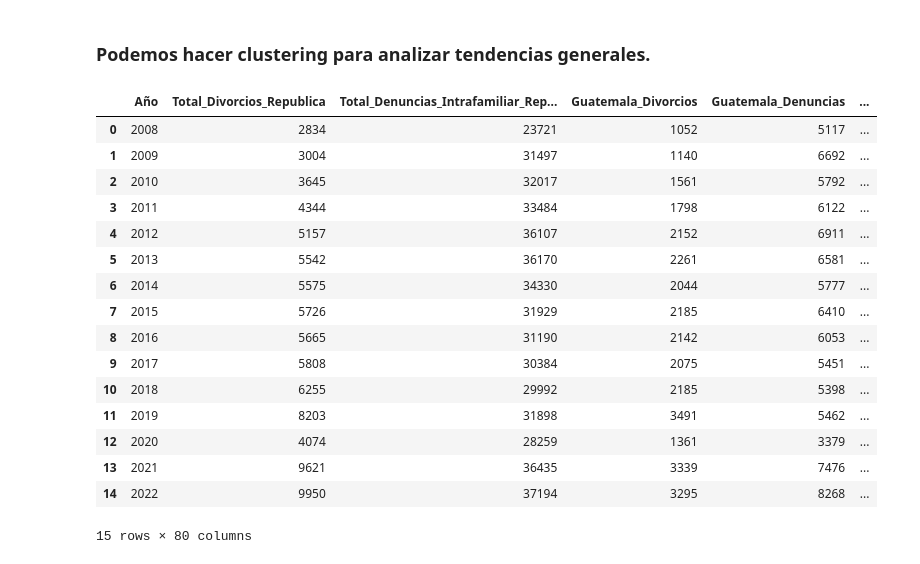
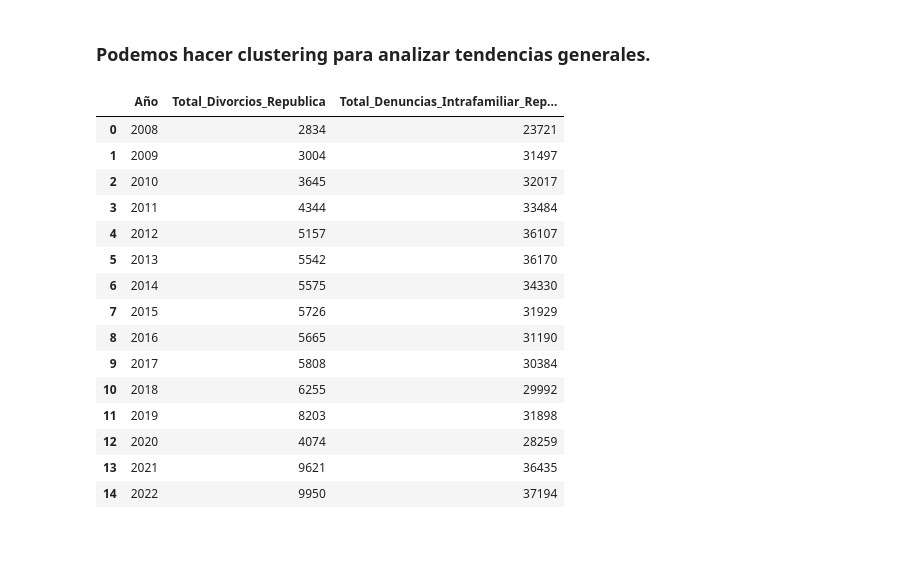
Before and after one commit to josuemj/INE-DataLab, a Jupyter notebook: notebooks/03_clustering.ipynb, the cells around one changed output. Drawn from its saved outputs; the diff is of its cells as text; code cells hidden in the pictures.

```diff
--- a/notebooks/03_clustering.ipynb
+++ b/notebooks/03_clustering.ipynb
@@ -1050,22 +1050,23 @@ dendograma = sch.dendrogram(sch.linkage(X, method='ward'))
 # %%
 divorcios_intrafamiliar = pd.read_csv("../data/divorcios_violencia_intrafamiliar.csv")
 divorcios_intrafamiliar = clean_numeric(divorcios_intrafamiliar)
+columnas_necesarias = ["Año", "Total_Divorcios_Republica", "Total_Denuncias_Intrafamiliar_República"]
+divorcios_intrafamiliar = divorcios_intrafamiliar[columnas_necesarias]
 divorcios_intrafamiliar
 # %% [output]
-|  | Año | Total_Divorcios_Republica | Total_Denuncias_Intrafamiliar_Rep... | Guatemala_Divorcios | Guatemala_Denuncias | ... |
-| 0 | 2008 | 2834 | 23721 | 1052 | 5117 | ... |
-| 1 | 2009 | 3004 | 31497 | 1140 | 6692 | ... |
-| 2 | 2010 | 3645 | 32017 | 1561 | 5792 | ... |
-| 3 | 2011 | 4344 | 33484 | 1798 | 6122 | ... |
-| 4 | 2012 | 5157 | 36107 | 2152 | 6911 | ... |
-| 5 | 2013 | 5542 | 36170 | 2261 | 6581 | ... |
-| 6 | 2014 | 5575 | 34330 | 2044 | 5777 | ... |
-| 7 | 2015 | 5726 | 31929 | 2185 | 6410 | ... |
-| 8 | 2016 | 5665 | 31190 | 2142 | 6053 | ... |
-| 9 | 2017 | 5808 | 30384 | 2075 | 5451 | ... |
-| 10 | 2018 | 6255 | 29992 | 2185 | 5398 | ... |
-| 11 | 2019 | 8203 | 31898 | 3491 | 5462 | ... |
-| 12 | 2020 | 4074 | 28259 | 1361 | 3379 | ... |
-| 13 | 2021 | 9621 | 36435 | 3339 | 7476 | ... |
-| 14 | 2022 | 9950 | 37194 | 3295 | 8268 | ... |
+|  | Año | Total_Divorcios_Republica | Total_Denuncias_Intrafamiliar_Rep... |
+| 0 | 2008 | 2834 | 23721 |
+| 1 | 2009 | 3004 | 31497 |
+| 2 | 2010 | 3645 | 32017 |
+| 3 | 2011 | 4344 | 33484 |
+| 4 | 2012 | 5157 | 36107 |
+| 5 | 2013 | 5542 | 36170 |
+| 6 | 2014 | 5575 | 34330 |
+| 7 | 2015 | 5726 | 31929 |
+| 8 | 2016 | 5665 | 31190 |
+| 9 | 2017 | 5808 | 30384 |
+| 10 | 2018 | 6255 | 29992 |
+| 11 | 2019 | 8203 | 31898 |
+| 12 | 2020 | 4074 | 28259 |
+| 13 | 2021 | 9621 | 36435 |
+| 14 | 2022 | 9950 | 37194 |
-15 rows × 80 columns
```
Also changed, not shown: parts of 6 cells of this notebook.
